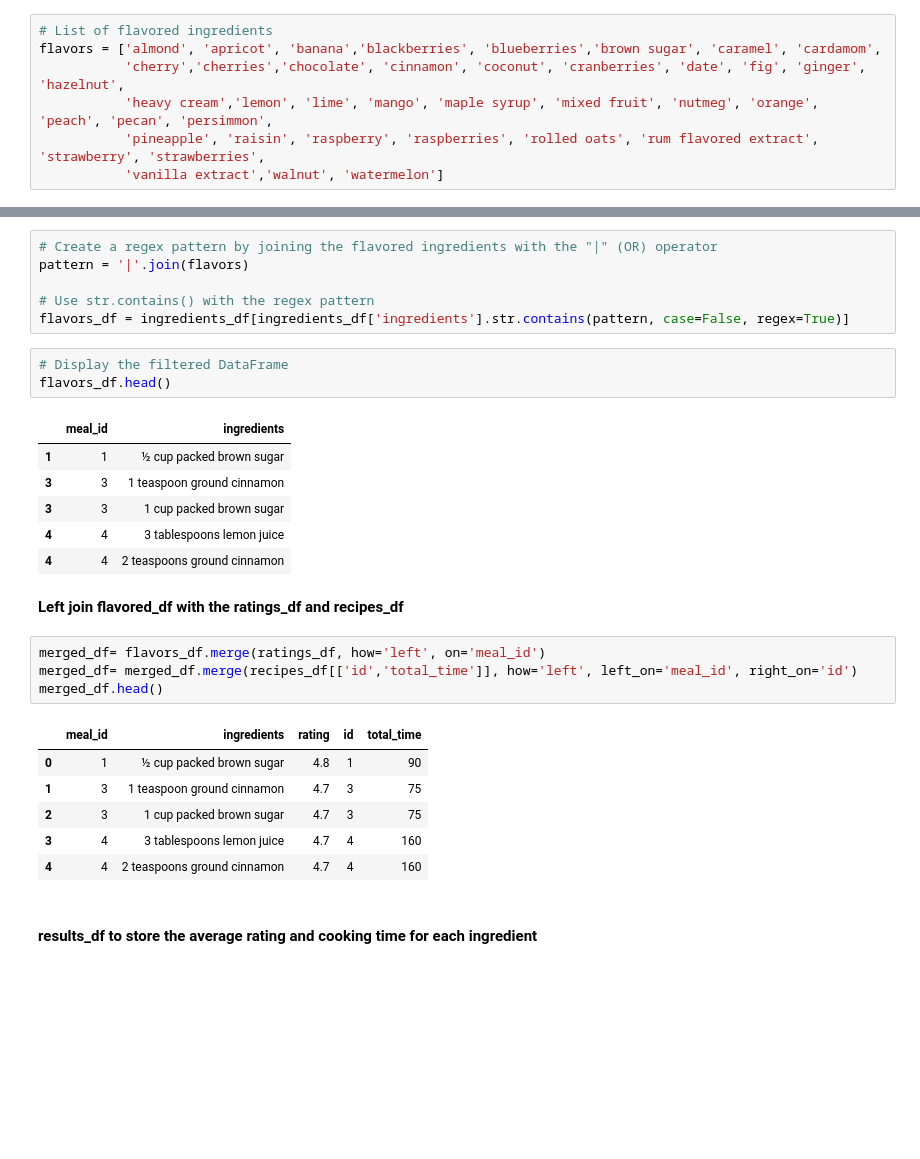
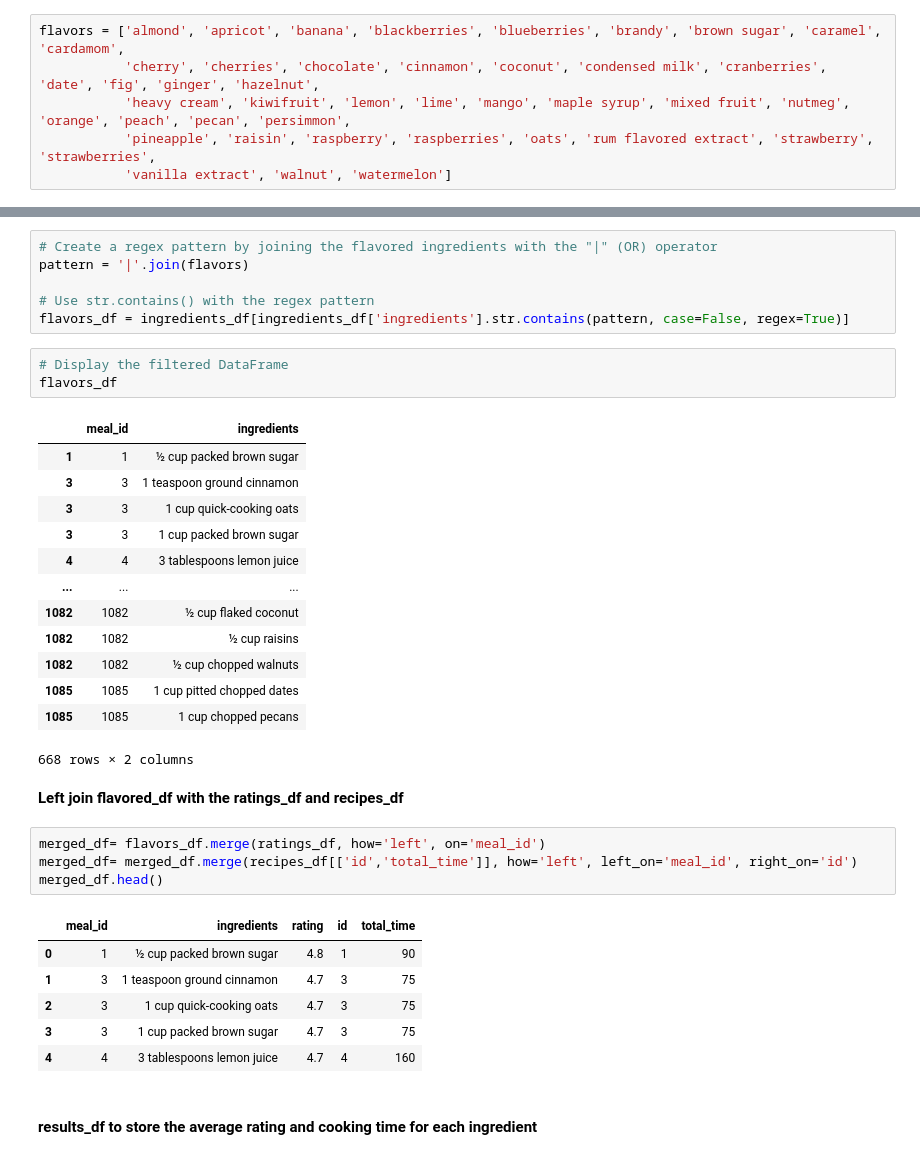
Before and after one commit to emiwuwu/DessertPalette, a Jupyter notebook: DessertPalette_Recipes.ipynb, the cells around one changed output, grey strips where cells are left out. Drawn from its saved outputs; the diff is of its cells as text; blank space fills up the shorter version.

```diff
--- a/DessertPalette_Recipes.ipynb
+++ b/DessertPalette_Recipes.ipynb
@@ -432,12 +439,11 @@ ingredients
  ' 2 cups crispy rice cereal (such as Rice Krispies®)',
  " 2 tablespoons confectioners' sugar"]
 # %%
-# List of flavored ingredients
-flavors = ['almond', 'apricot', 'banana','blackberries', 'blueberries','brown sugar', 'caramel', 'cardamom',
-           'cherry','cherries','chocolate', 'cinnamon', 'coconut', 'cranberries', 'date', 'fig', 'ginger', 'hazelnut',
-           'heavy cream','lemon', 'lime', 'mango', 'maple syrup', 'mixed fruit', 'nutmeg', 'orange', 'peach', 'pecan', 'persimmon',
-           'pineapple', 'raisin', 'raspberry', 'raspberries', 'rolled oats', 'rum flavored extract', 'strawberry', 'strawberries',
-           'vanilla extract','walnut', 'watermelon']
+flavors = ['almond', 'apricot', 'banana', 'blackberries', 'blueberries', 'brandy', 'brown sugar', 'caramel', 'cardamom',
+           'cherry', 'cherries', 'chocolate', 'cinnamon', 'coconut', 'condensed milk', 'cranberries', 'date', 'fig', 'ginger', 'hazelnut',
+           'heavy cream', 'kiwifruit', 'lemon', 'lime', 'mango', 'maple syrup', 'mixed fruit', 'nutmeg', 'orange', 'peach', 'pecan', 'persimmon',
+           'pineapple', 'raisin', 'raspberry', 'raspberries', 'oats', 'rum flavored extract', 'strawberry', 'strawberries',
+           'vanilla extract', 'walnut', 'watermelon']
 # %% [markdown]
 **flavors_df**
 # %%
@@ -448,14 +454,21 @@ pattern = '|'.join(flavors)
 flavors_df = ingredients_df[ingredients_df['ingredients'].str.contains(pattern, case=False, regex=True)]
 # %%
 # Display the filtered DataFrame
-flavors_df.head()
+flavors_df
 # %% [output]
 |  | meal_id | ingredients |
 | 1 | 1 | ½ cup packed brown sugar |
 | 3 | 3 | 1 teaspoon ground cinnamon |
+| 3 | 3 | 1 cup quick-cooking oats |
 | 3 | 3 | 1 cup packed brown sugar |
 | 4 | 4 | 3 tablespoons lemon juice |
-| 4 | 4 | 2 teaspoons ground cinnamon |
+| ... | ... | ... |
+| 1082 | 1082 | ½ cup flaked coconut |
+| 1082 | 1082 | ½ cup raisins |
+| 1082 | 1082 | ½ cup chopped walnuts |
+| 1085 | 1085 | 1 cup pitted chopped dates |
+| 1085 | 1085 | 1 cup chopped pecans |
+668 rows × 2 columns
 # %% [markdown]
 **Left join flavored_df with the ratings_df and recipes_df**
 # %%
@@ -466,9 +479,9 @@ merged_df.head()
 |  | meal_id | ingredients | rating | id | total_time |
 | 0 | 1 | ½ cup packed brown sugar | 4.8 | 1 | 90 |
 | 1 | 3 | 1 teaspoon ground cinnamon | 4.7 | 3 | 75 |
-| 2 | 3 | 1 cup packed brown sugar | 4.7 | 3 | 75 |
-| 3 | 4 | 3 tablespoons lemon juice | 4.7 | 4 | 160 |
-| 4 | 4 | 2 teaspoons ground cinnamon | 4.7 | 4 | 160 |
+| 2 | 3 | 1 cup quick-cooking oats | 4.7 | 3 | 75 |
+| 3 | 3 | 1 cup packed brown sugar | 4.7 | 3 | 75 |
+| 4 | 4 | 3 tablespoons lemon juice | 4.7 | 4 | 160 |
 # %% [markdown]
 #### results_df to store the average rating and cooking time for each ingredient
 # %%
```
Also changed, not shown: parts of 15 cells of this notebook, 10 other files.
